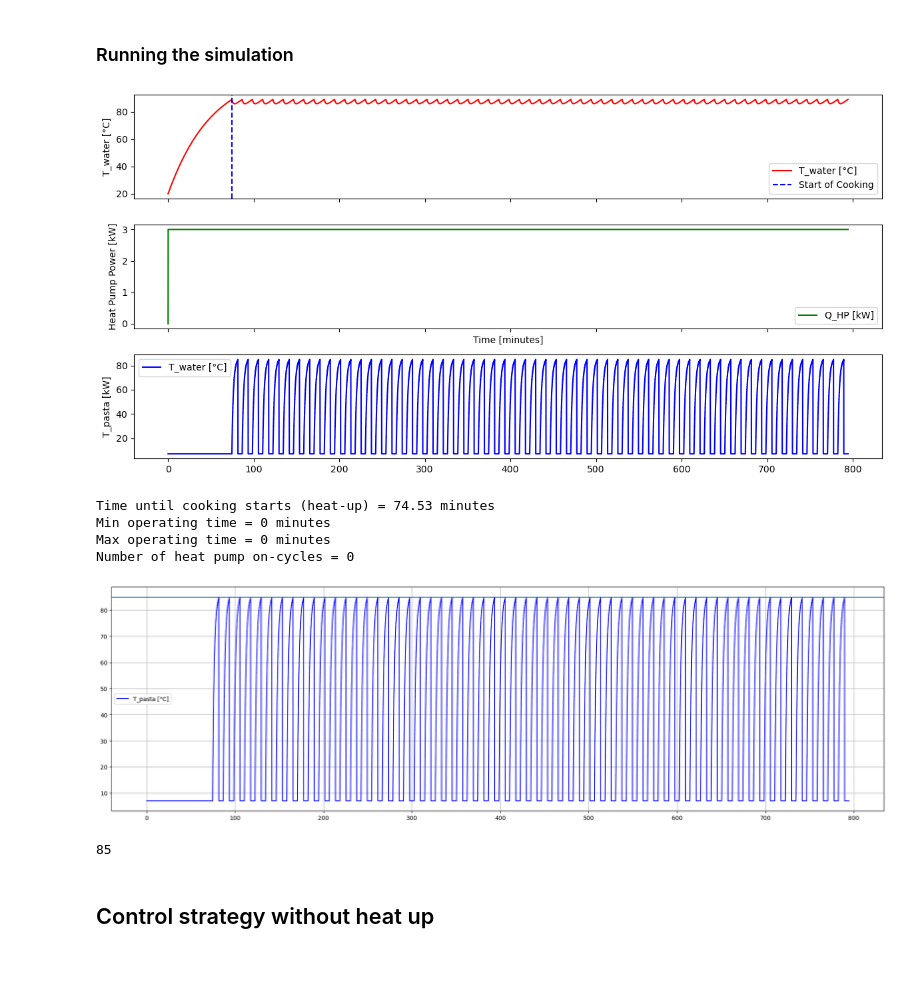
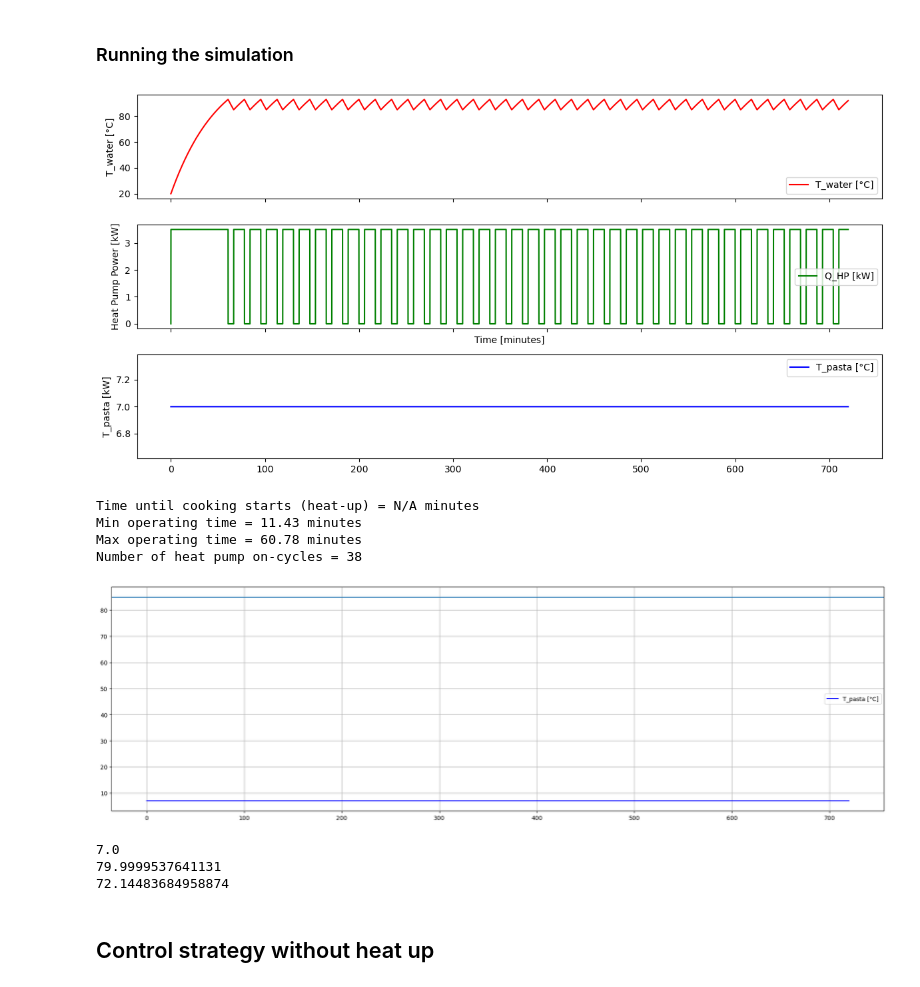
Before and after one commit to ahaeseli/SHC_project, a Jupyter notebook: control_strategy.ipynb, the cells around one changed output. Cells and saved outputs as stored; diff of their text form; code cells hidden in the pictures.

```diff
--- a/control_strategy.ipynb
+++ b/control_strategy.ipynb
@@ -16,15 +16,17 @@ R_env = 30 / 1000    # K/W£
 R_pasta = 15 / 1000  # K/W
 c_l = 4.18 * 1000    # J/kg·K water
 c_pasta = 3.5 * 1000 # J/kg·K pasta
-Q_hp_W = 3000    # W
+Q_hp_W = 3500   # W
 
-T_env = 20           # °C
+T_env = 20      # °C
 T_pasta_0 = 7        # °C
-T_WP_on = 89.03         # °C
+T_WP_on = 85       # °C
 T_WP_off = 93       # °C
 rho_water = 997.     # kg/m3
 
 # --- Dimensions of the water tank ---
-V_water = (47 - 0.4) * (27 - 0.4) * (20 - 0.2) / 1000  # L
+V_water = (47 - 0.4) * (27 - 0.4) * (20 - 0.2) / 1000# L
 m_water = V_water / 1e3 * rho_water  # kg
-m_pasta = 2  # kg
+m_pasta = 2 # kg
+
+print(V_water)
@@ -53,13 +57,13 @@ def make_pasta_list(t):
 ### Define heat pump control logic
 # %%
 # --- Heat pump control logic ---
-def calc_WP(T, T_on, T_off, op_times):
+def calc_HP(T, T_on, T_off, op_times):
     global WP, time
-    if T < T_on:
+    if T <= T_on: # Temperature is below T
         if WP == 0:
             time = 0
         WP = 1
-    elif T > T_off:
+    elif T >= T_off:
         if WP == 1:
             op_times.append(time)
         WP = 0
@@ -90,7 +94,7 @@ def temp_store_with_pasta(T, t, Q_WP, m_water, m_pasta, c_water, c_pasta):
 def T_store_and_pasta_with_heatup(T_WP_on, T_WP_off, V_store, duration_s, op_times, m_water, m_pasta):
     t = np.linspace(0, duration_s, duration_s)
     T_water = np.zeros(duration_s)
-    T_pasta = np.full(duration_s, T_pasta_0)
+    T_pasta = np.full(duration_s, T_pasta_0, dtype=float)
     Q_WPs = np.zeros(duration_s)
 
     T0_water = T_env  # Start at room temp
@@ -104,24 +108,25 @@ def T_store_and_pasta_with_heatup(T_WP_on, T_WP_off, V_store, duration_s, op_tim
     pasta_schedule_start_index = None
 
     for i in range(1, duration_s):
-        if not pasta_schedule_started and T0_water >= T_WP_on:
+        """if not pasta_schedule_started and T0_water >= T_WP_on:
             pasta_schedule_start_index = i
             binary_pasta[i:] = make_pasta_list(np.arange(duration_s - i))
-            pasta_schedule_started = True
+            pasta_schedule_started = True"""
 
-        if binary_pasta[i] == 0:
-            tspan = [t[i - 1], t[i]]
-            z = odeint(temp_store_only_water, T0_water, tspan, args=(Q_WPs[i - 1], m_water, c_l))
-            T0_water = z[1][0]
-            T0_pasta = T_pasta_0
-        else:
+        """if binary_pasta[i] == 0:"""
+        tspan = [t[i - 1], t[i]]
+        z = odeint(temp_store_only_water, T0_water, tspan, args=(Q_WPs[i - 1], m_water, c_l))
+        T0_water = z[1][0]
+        T0_pasta = T_pasta_0
+
+        """else:
             tspan = np.linspace(t[i - 1], t[i], 10)
             T_function = [T0_water, T0_pasta]
             sol = odeint(temp_store_with_pasta, T_function, tspan, args=(Q_WPs[i - 1], m_water, m_pasta, c_l, c_pasta))
             T0_water = sol[-1, 0]
-            T0_pasta = sol[-1, 1]
+            T0_pasta = sol[-1, 1]"""
 
-        Q_WPs[i] = calc_WP(T0_water, T_WP_on, T_WP_off, op_times)
+        Q_WPs[i] = calc_HP(T0_water, T_WP_on, T_WP_off, op_times)
         T_water[i] = T0_water
         T_pasta[i] = T0_pasta
 
@@ -131,7 +136,7 @@ def T_store_and_pasta_with_heatup(T_WP_on, T_WP_off, V_store, duration_s, op_tim
 # %%
 # --- Run simulation ---
 
-heating_up_time = 74.54 ## Defined after running the simulation to account for the heating up + plus 12 hours of operation
+heating_up_time = 0 ## Defined after running the simulation to account for the heating up + plus 12 hours of operation
 
 duration_seconds = int((12 * 60 + heating_up_time) * 60)  # 12 hours
 op_times = []
@@ -139,39 +144,39 @@ t, Q_WPs, T_water, T_pasta, start_index = T_store_and_pasta_with_heatup(
     T_WP_on, T_WP_off, V_water, duration_seconds, op_times, m_water,m_pasta)
 
 # --- Plot results ---
 fig, (ax1, ax2, ax3) = plt.subplots(3, sharex=True, figsize=(12, 6))
 ax1.plot(t / 60, T_water, 'r-', label='T_water [°C]')
 if start_index:
     ax1.axvline(t[start_index] / 60, color='blue', linestyle='--', label='Start of Cooking')
 ax1.set_ylabel('T_water [°C]')
 ax1.legend()
 ax2.plot(t / 60, Q_WPs / 1000, 'g-', label='Q_HP [kW]')
 ax2.set_xlabel('Time [minutes]')
 ax2.set_ylabel('Heat Pump Power [kW]')
 ax2.legend()
-ax3.plot(t / 60, T_pasta, 'b-', label='T_water [°C]')
+ax3.plot(t / 60, T_pasta, 'b-', label='T_pasta [°C]')
 ax3.set_ylabel('T_pasta [kW]')
 ax3.legend()
 
 plt.tight_layout()
 plt.show()
 
 # --- Compute and show summary ---
 min_op = round(min(op_times) / 60., 2) if op_times else 0
 max_op = round(max(op_times) / 60., 2) if op_times else 0
 num_cycles = len(op_times)
 heatup_time_min = round(t[start_index] / 60, 2) if start_index else "N/A"
 
 print("Time until cooking starts (heat-up) =", heatup_time_min, "minutes")
 print("Min operating time =", min_op, "minutes")
 print("Max operating time =", max_op, "minutes")
 print("Number of heat pump on-cycles =", num_cycles)
 # %% [output]
-[figure, old version]
+[figure, new version]
-Time until cooking starts (heat-up) = 74.53 minutes
-Min operating time = 0 minutes
-Max operating time = 0 minutes
-Number of heat pump on-cycles = 0
+Time until cooking starts (heat-up) = N/A minutes
+Min operating time = 11.43 minutes
+Max operating time = 60.78 minutes
+Number of heat pump on-cycles = 38
 # %%
 plt.figure(figsize=(24,7))
 plt.plot(t / 60, T_pasta, 'b-', label='T_pasta [°C]')
@@ -181,9 +186,14 @@ plt.grid(True)
 plt.show()
 
 print(max(list(T_pasta)))
+
+print(max(list(T_water)))
+print(min(list(T_water[60*104:])))
 # %% [output]
-[figure, old version]
+[figure, new version]
-85
+7.0
+79.9999537641131
+72.14483684958874
 # %% [markdown]
 ## Control strategy without heat up
 # %%
```
Also changed, not shown: parts of 2 cells of this notebook.
